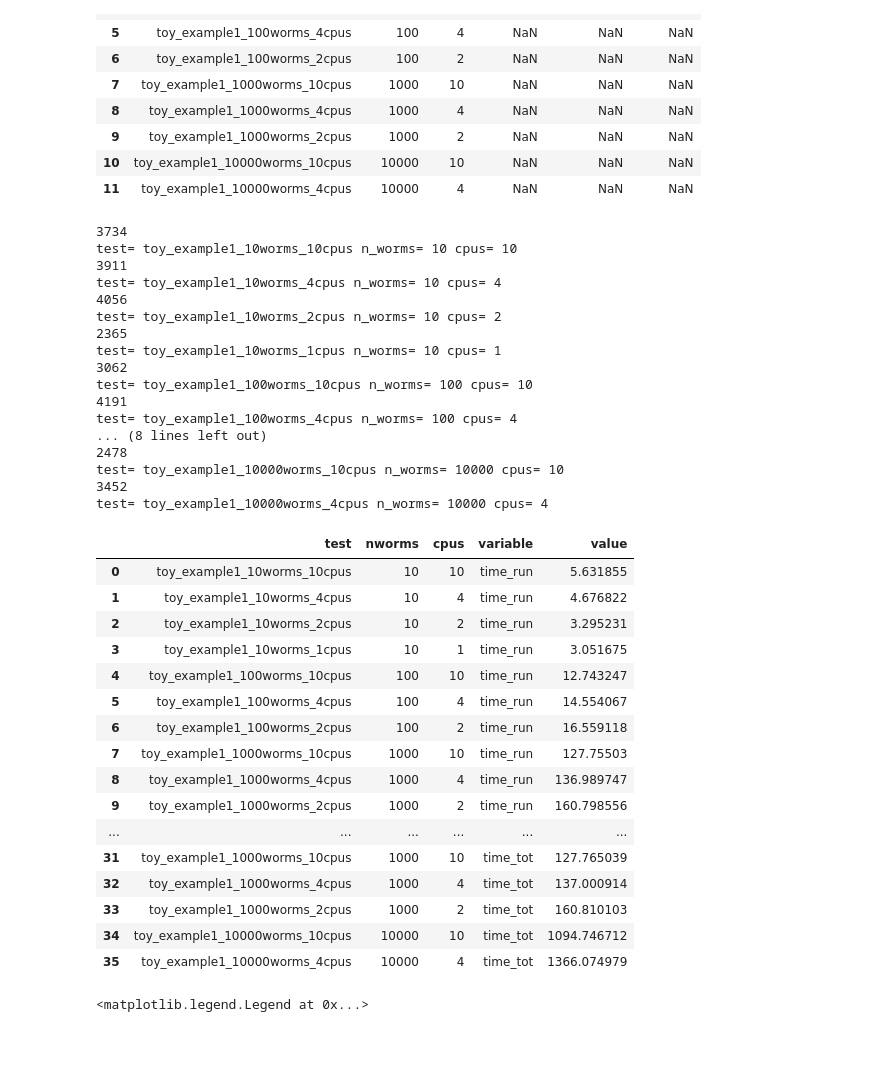
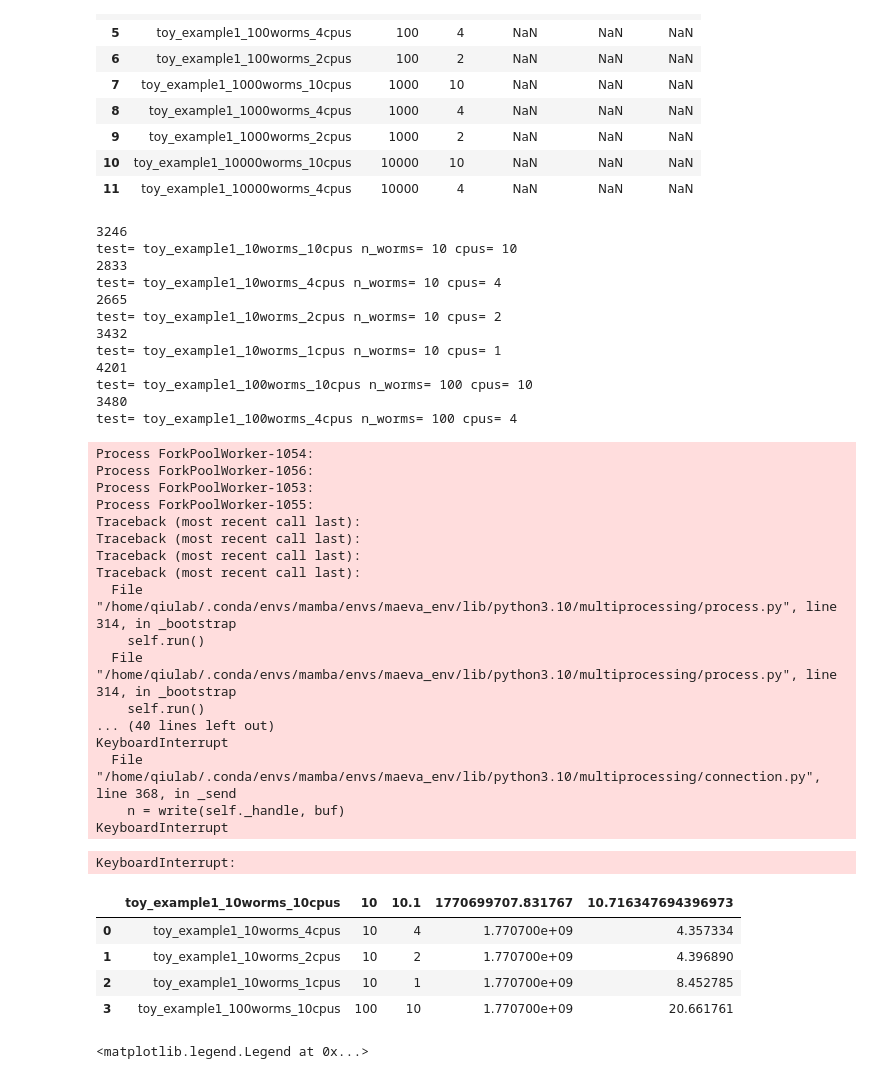
Before and after one commit to maepz/Modeling_trophosome, a Jupyter notebook: notebooks/Investigate_scaling_up_server.ipynb, the cells around one changed output. Drawn from its saved outputs; the diff is of its cells as text; code cells hidden in the pictures; blank space fills up the shorter version.

```diff
--- a/notebooks/Investigate_scaling_up_server.ipynb
+++ b/notebooks/Investigate_scaling_up_server.ipynb
@@ -80,8 +80,8 @@ import warnings
 def fxn():
     warnings.warn("deprecated", DeprecationWarning)
 
-# with open('../examples/investigate_scaling_up/toy_example1_times.txt','w') as fa:
-#     fa.write('')
+with open('../examples/investigate_scaling_up/toy_example1_times.txt','w') as fa:
+    fa.write('')
 
 with warnings.catch_warnings():
     warnings.simplefilter("ignore")
@@ -207,47 +207,50 @@ with warnings.catch_warnings():
         # time_df.loc[time_df.test==test,'time_write']=time_write-time_run
 
         # time_df.loc[time_df.test==test,'time_tot']=time_write-start_time
-        appended_line='\t'.join(test,str(n_worms),str(cpus),str(time_write-time_run),str(time_run))
+        appended_line='\t'.join([test,str(n_worms),str(cpus),str(time_write-time_run),str(time_run)])
         with open('../examples/investigate_scaling_up/toy_example1_times.txt','a') as fa:
             fa.write(appended_line+'\n')
 # %% [output]
-3734
+3246
 test= toy_example1_10worms_10cpus n_worms= 10 cpus= 10
-3911
+2833
 test= toy_example1_10worms_4cpus n_worms= 10 cpus= 4
-4056
+2665
 test= toy_example1_10worms_2cpus n_worms= 10 cpus= 2
-2365
+3432
 test= toy_example1_10worms_1cpus n_worms= 10 cpus= 1
-3062
+4201
 test= toy_example1_100worms_10cpus n_worms= 100 cpus= 10
-4191
+3480
 test= toy_example1_100worms_4cpus n_worms= 100 cpus= 4
-... (8 lines left out)
-2478
-test= toy_example1_10000worms_10cpus n_worms= 10000 cpus= 10
-3452
-test= toy_example1_10000worms_4cpus n_worms= 10000 cpus= 4
+Process ForkPoolWorker-1054:
+Process ForkPoolWorker-1056:
+Process ForkPoolWorker-1053:
+Process ForkPoolWorker-1055:
+Traceback (most recent call last):
+Traceback (most recent call last):
+Traceback (most recent call last):
+Traceback (most recent call last):
+  File "/home/qiulab/.conda/envs/mamba/envs/maeva_env/lib/python3.10/multiprocessing/process.py", line 314, in _bootstrap
+    self.run()
+  File "/home/qiulab/.conda/envs/mamba/envs/maeva_env/lib/python3.10/multiprocessing/process.py", line 314, in _bootstrap
+    self.run()
+... (40 lines left out)
+KeyboardInterrupt
+  File "/home/qiulab/.conda/envs/mamba/envs/maeva_env/lib/python3.10/multiprocessing/connection.py", line 368, in _send
+    n = write(self._handle, buf)
+KeyboardInterrupt
+KeyboardInterrupt:
 # %%
-df=time_df.melt(id_vars=['test','nworms','cpus'])
+time_df=pd.read_csv('../examples/investigate_scaling_up/toy_example1_times.txt',sep='\t')
+# df=time_df.melt(id_vars=['test','nworms','cpus'])
+time_df
 # %% [output]
-|  | test | nworms | cpus | variable | value |
-| 0 | toy_example1_10worms_10cpus | 10 | 10 | time_run | 5.631855 |
-| 1 | toy_example1_10worms_4cpus | 10 | 4 | time_run | 4.676822 |
-| 2 | toy_example1_10worms_2cpus | 10 | 2 | time_run | 3.295231 |
-| 3 | toy_example1_10worms_1cpus | 10 | 1 | time_run | 3.051675 |
-| 4 | toy_example1_100worms_10cpus | 100 | 10 | time_run | 12.743247 |
-| 5 | toy_example1_100worms_4cpus | 100 | 4 | time_run | 14.554067 |
-| 6 | toy_example1_100worms_2cpus | 100 | 2 | time_run | 16.559118 |
-| 7 | toy_example1_1000worms_10cpus | 1000 | 10 | time_run | 127.75503 |
-| 8 | toy_example1_1000worms_4cpus | 1000 | 4 | time_run | 136.989747 |
-| 9 | toy_example1_1000worms_2cpus | 1000 | 2 | time_run | 160.798556 |
-| ... | ... | ... | ... | ... | ... |
-| 31 | toy_example1_1000worms_10cpus | 1000 | 10 | time_tot | 127.765039 |
-| 32 | toy_example1_1000worms_4cpus | 1000 | 4 | time_tot | 137.000914 |
-| 33 | toy_example1_1000worms_2cpus | 1000 | 2 | time_tot | 160.810103 |
-| 34 | toy_example1_10000worms_10cpus | 10000 | 10 | time_tot | 1094.746712 |
-| 35 | toy_example1_10000worms_4cpus | 10000 | 4 | time_tot | 1366.074979 |
+|  | toy_example1_10worms_10cpus | 10 | 10.1 | 1770699707.831767 | 10.716347694396973 |
+| 0 | toy_example1_10worms_4cpus | 10 | 4 | 1.770700e+09 | 4.357334 |
+| 1 | toy_example1_10worms_2cpus | 10 | 2 | 1.770700e+09 | 4.396890 |
+| 2 | toy_example1_10worms_1cpus | 10 | 1 | 1.770700e+09 | 8.452785 |
+| 3 | toy_example1_100worms_10cpus | 100 | 10 | 1.770700e+09 | 20.661761 |
 # %%
 time_df.to_csv('../examples/investigate_scaling_up/toy_example1_times.txt',header=True,sep='\t')
 # %%
```
Also changed, not shown: parts of 21 cells of this notebook, 23 other files.
